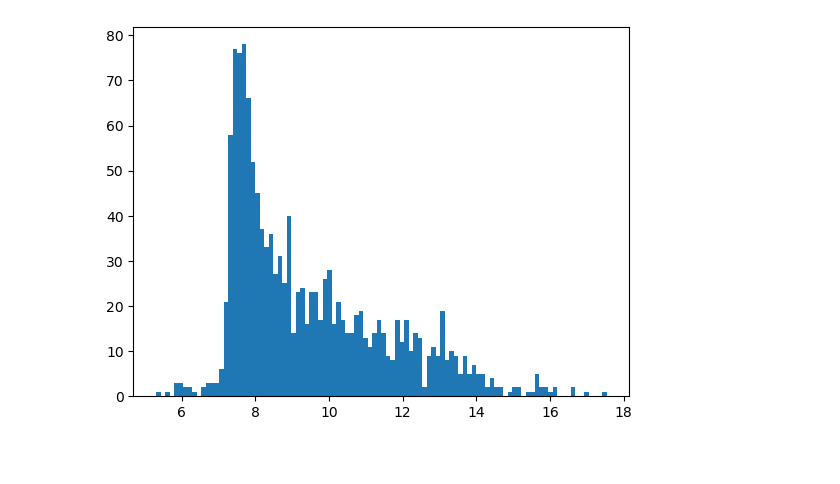
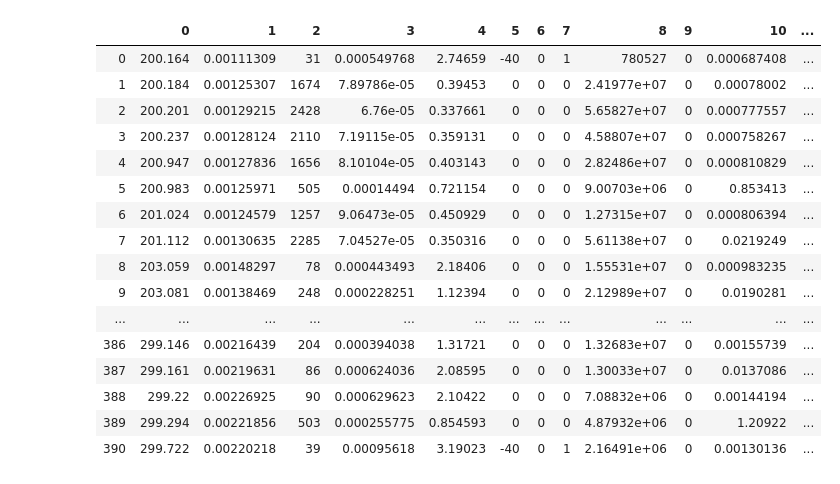
Before and after one commit to EdwinChingate/featDet, a Jupyter notebook: featDet.ipynb, the cells around one changed output. Saved outputs shown, nothing was run; the diff lists cells and outputs as text; code cells hidden in the pictures; blank space fills up the shorter version.

```diff
--- a/featDet.ipynb
+++ b/featDet.ipynb
@@ -34,5 +25,0 @@ ShowDF(pd.DataFrame(SpectraPeaks))
-# %%
-plt.hist(np.log(SpectraPeaks[:,11]),bins=100)
-plt.show()
-# %% [output]
-[figure, removed]
@@ -38,0 +30,21 @@ plt.show()
+# %%
+SpectraPeaks=SpectraPeaks[(SpectraPeaks[:, 0]).argsort(),:]
+ShowDF(pd.DataFrame(SpectraPeaks))
+# %% [output]
+|  | 0 | 1 | 2 | 3 | 4 | 5 | 6 | 7 | 8 | 9 | 10 | ... |
+| 0 | 200.164 | 0.00111309 | 31 | 0.000549768 | 2.74659 | -40 | 0 | 1 | 780527 | 0 | 0.000687408 | ... |
+| 1 | 200.184 | 0.00125307 | 1674 | 7.89786e-05 | 0.39453 | 0 | 0 | 0 | 2.41977e+07 | 0 | 0.00078002 | ... |
+| 2 | 200.201 | 0.00129215 | 2428 | 6.76e-05 | 0.337661 | 0 | 0 | 0 | 5.65827e+07 | 0 | 0.000777557 | ... |
+| 3 | 200.237 | 0.00128124 | 2110 | 7.19115e-05 | 0.359131 | 0 | 0 | 0 | 4.58807e+07 | 0 | 0.000758267 | ... |
+| 4 | 200.947 | 0.00127836 | 1656 | 8.10104e-05 | 0.403143 | 0 | 0 | 0 | 2.82486e+07 | 0 | 0.000810829 | ... |
+| 5 | 200.983 | 0.00125971 | 505 | 0.00014494 | 0.721154 | 0 | 0 | 0 | 9.00703e+06 | 0 | 0.853413 | ... |
+| 6 | 201.024 | 0.00124579 | 1257 | 9.06473e-05 | 0.450929 | 0 | 0 | 0 | 1.27315e+07 | 0 | 0.000806394 | ... |
+| 7 | 201.112 | 0.00130635 | 2285 | 7.04527e-05 | 0.350316 | 0 | 0 | 0 | 5.61138e+07 | 0 | 0.0219249 | ... |
+| 8 | 203.059 | 0.00148297 | 78 | 0.000443493 | 2.18406 | 0 | 0 | 0 | 1.55531e+07 | 0 | 0.000983235 | ... |
+| 9 | 203.081 | 0.00138469 | 248 | 0.000228251 | 1.12394 | 0 | 0 | 0 | 2.12989e+07 | 0 | 0.0190281 | ... |
+| ... | ... | ... | ... | ... | ... | ... | ... | ... | ... | ... | ... | ... |
+| 386 | 299.146 | 0.00216439 | 204 | 0.000394038 | 1.31721 | 0 | 0 | 0 | 1.32683e+07 | 0 | 0.00155739 | ... |
+| 387 | 299.161 | 0.00219631 | 86 | 0.000624036 | 2.08595 | 0 | 0 | 0 | 1.30033e+07 | 0 | 0.0137086 | ... |
+| 388 | 299.22 | 0.00226925 | 90 | 0.000629623 | 2.10422 | 0 | 0 | 0 | 7.08832e+06 | 0 | 0.00144194 | ... |
+| 389 | 299.294 | 0.00221856 | 503 | 0.000255775 | 0.854593 | 0 | 0 | 0 | 4.87932e+06 | 0 | 1.20922 | ... |
+| 390 | 299.722 | 0.00220218 | 39 | 0.00095618 | 3.19023 | -40 | 0 | 1 | 2.16491e+06 | 0 | 0.00130136 | ... |
```
Also changed, not shown: parts of 7 cells of this notebook, 5 other files.
